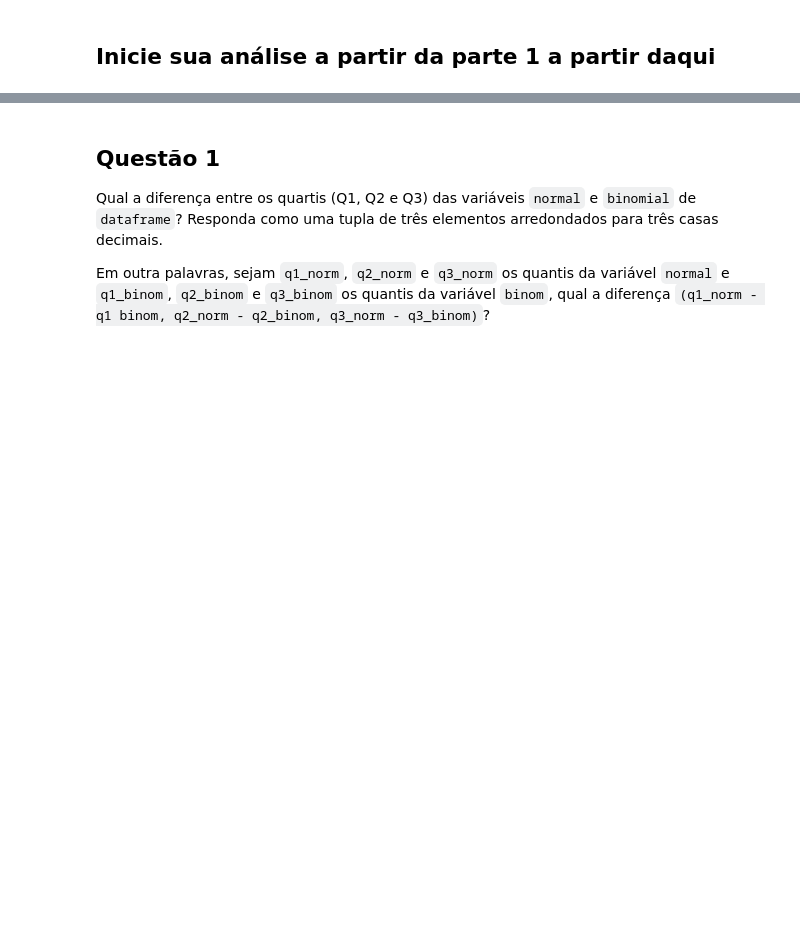
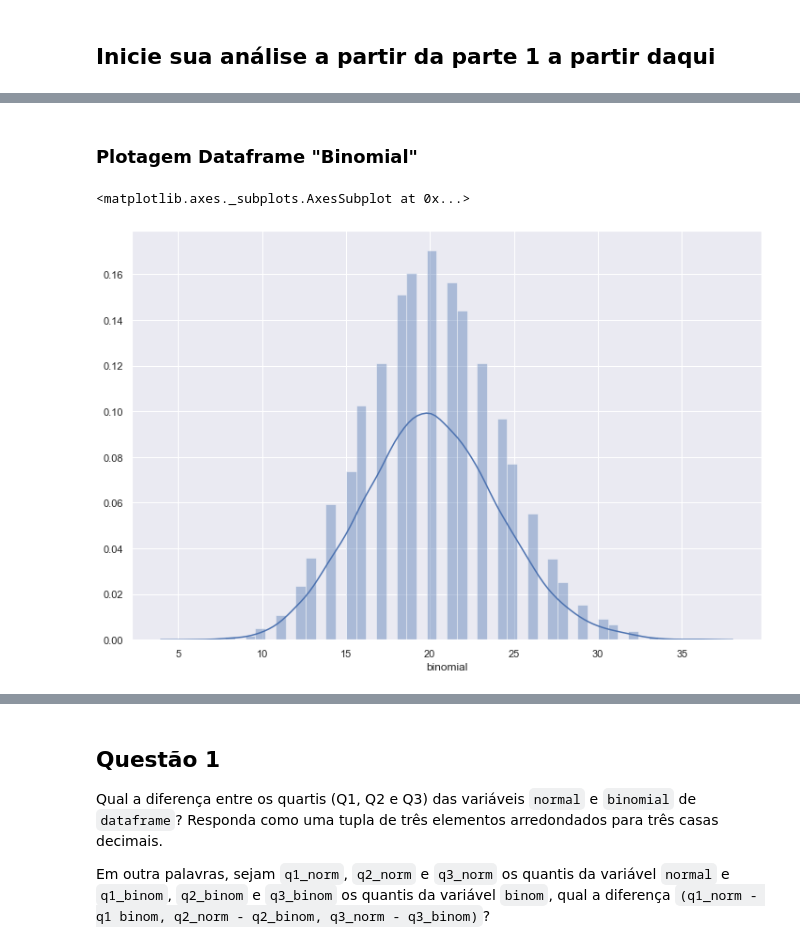
Before and after one commit to LucasDatilioCarderelli/Codenation, a Jupyter notebook: data-science-1/main.ipynb, the cells around one changed output, grey strips where cells are left out. Saved outputs shown, nothing was run; the diff lists cells and outputs as text; code cells hidden in the pictures; blank space fills up the shorter version.

```diff
--- a/data-science-1/main.ipynb
+++ b/data-science-1/main.ipynb
@@ -41,0 +77,7 @@ dataframe = pd.DataFrame({"normal": sct.norm.rvs(20, 4, size=10000),
+# %% [markdown]
+### Plotagem Dataframe "**Binomial**"
+# %%
+sns.distplot(dataframe["binomial"])
+# %% [output]
+<matplotlib.axes._subplots.AxesSubplot at 0x...>
+[figure, added]
```
Also changed, not shown: parts of 13 cells of this notebook.
